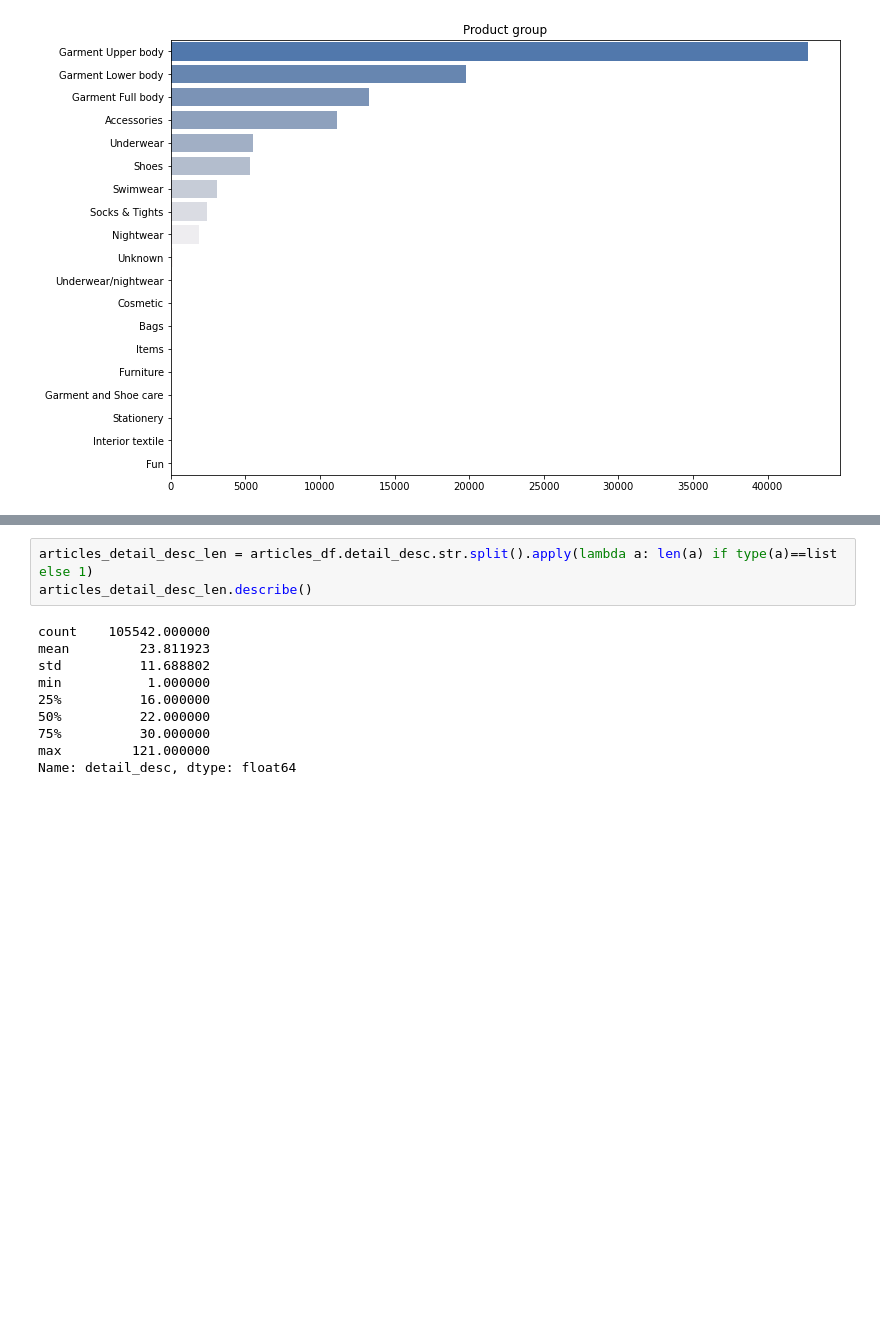
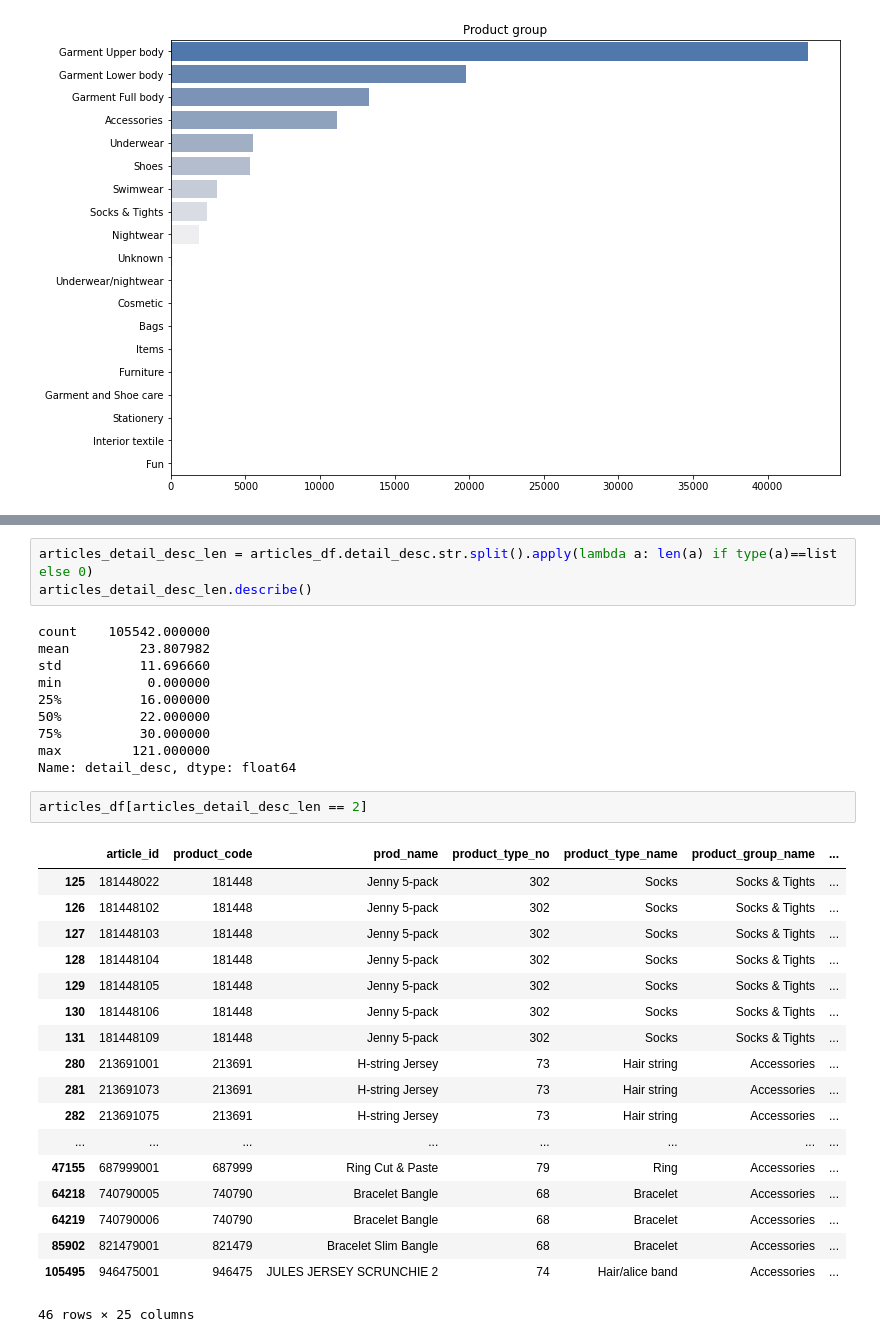
Before and after one commit to alex-prokudaylo/otus_education, a Jupyter notebook: h-m-recsys-eda.ipynb, the cells around one changed output, grey strips where cells are left out. Cells and saved outputs as stored; diff of their text form; blank space fills up the shorter version.

```diff
--- a/h-m-recsys-eda.ipynb
+++ b/h-m-recsys-eda.ipynb
@@ -253,13 +280,34 @@ Text(0.5, 1.0, 'Product group')
 # %%
-articles_detail_desc_len = articles_df.detail_desc.str.split().apply(lambda a: len(a) if type(a)==list else 1)
+articles_detail_desc_len = articles_df.detail_desc.str.split().apply(lambda a: len(a) if type(a)==list else 0)
 articles_detail_desc_len.describe()
 # %% [output]
 count    105542.000000
-mean         23.811923
-std          11.688802
-min           1.000000
+mean         23.807982
+std          11.696660
+min           0.000000
 25%          16.000000
 50%          22.000000
 75%          30.000000
 max         121.000000
 Name: detail_desc, dtype: float64
+# %%
+articles_df[articles_detail_desc_len == 2]
+# %% [output]
+|  | article_id | product_code | prod_name | product_type_no | product_type_name | product_group_name | ... |
+| 125 | 181448022 | 181448 | Jenny 5-pack | 302 | Socks | Socks & Tights | ... |
+| 126 | 181448102 | 181448 | Jenny 5-pack | 302 | Socks | Socks & Tights | ... |
+| 127 | 181448103 | 181448 | Jenny 5-pack | 302 | Socks | Socks & Tights | ... |
+| 128 | 181448104 | 181448 | Jenny 5-pack | 302 | Socks | Socks & Tights | ... |
+| 129 | 181448105 | 181448 | Jenny 5-pack | 302 | Socks | Socks & Tights | ... |
+| 130 | 181448106 | 181448 | Jenny 5-pack | 302 | Socks | Socks & Tights | ... |
+| 131 | 181448109 | 181448 | Jenny 5-pack | 302 | Socks | Socks & Tights | ... |
+| 280 | 213691001 | 213691 | H-string Jersey | 73 | Hair string | Accessories | ... |
+| 281 | 213691073 | 213691 | H-string Jersey | 73 | Hair string | Accessories | ... |
+| 282 | 213691075 | 213691 | H-string Jersey | 73 | Hair string | Accessories | ... |
+| ... | ... | ... | ... | ... | ... | ... | ... |
+| 47155 | 687999001 | 687999 | Ring Cut & Paste | 79 | Ring | Accessories | ... |
+| 64218 | 740790005 | 740790 | Bracelet Bangle | 68 | Bracelet | Accessories | ... |
+| 64219 | 740790006 | 740790 | Bracelet Bangle | 68 | Bracelet | Accessories | ... |
+| 85902 | 821479001 | 821479 | Bracelet Slim Bangle | 68 | Bracelet | Accessories | ... |
+| 105495 | 946475001 | 946475 | JULES JERSEY SCRUNCHIE 2 | 74 | Hair/alice band | Accessories | ... |
+46 rows × 25 columns
```
Also changed, not shown: parts of 5 cells of this notebook.
